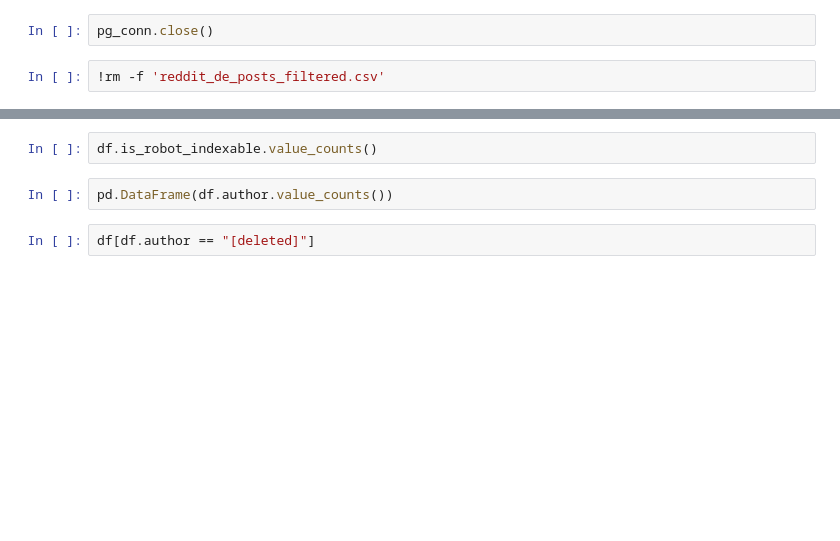
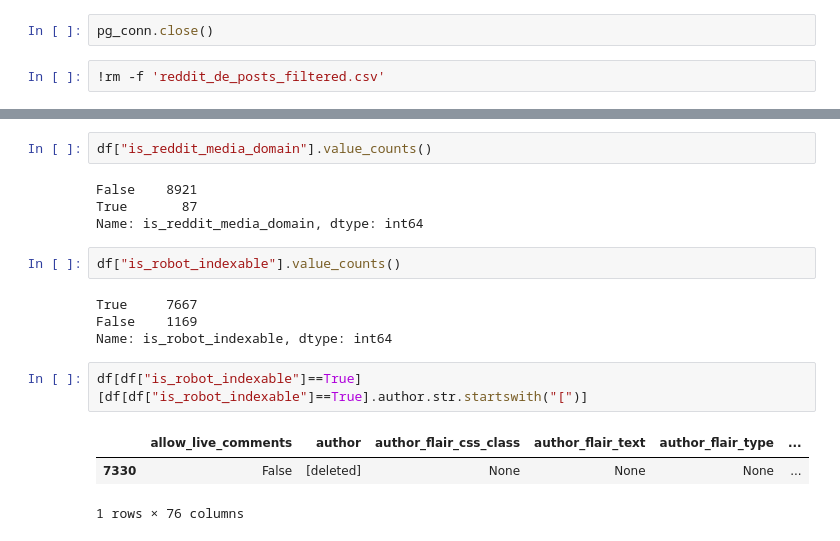
Before and after one commit to nialloriordan/dbt_blogs, a Jupyter notebook: analysis/Analysis_pushshift.ipynb, the cells around one changed output, grey strips where cells are left out. Saved outputs shown, nothing was run; the diff lists cells and outputs as text; blank space fills up the shorter version.

```diff
--- a/analysis/Analysis_pushshift.ipynb
+++ b/analysis/Analysis_pushshift.ipynb
@@ -268,6 +281,18 @@ df.iloc[2397]
-# %%
-df.is_robot_indexable.value_counts()
-# %%
-pd.DataFrame(df.author.value_counts())
-# %%
-df[df.author == "[deleted]"]
+# %%
+df["is_reddit_media_domain"].value_counts()
+# %% [output]
+False    8921
+True       87
+Name: is_reddit_media_domain, dtype: int64
+# %%
+df["is_robot_indexable"].value_counts()
+# %% [output]
+True     7667
+False    1169
+Name: is_robot_indexable, dtype: int64
+# %%
+df[df["is_robot_indexable"]==True][df[df["is_robot_indexable"]==True].author.str.startswith("[")]
+# %% [output]
+|  | allow_live_comments | author | author_flair_css_class | author_flair_text | author_flair_type | ... |
+| 7330 | False | [deleted] | None | None | None | ... |
+1 rows × 76 columns
```
Also changed, not shown: parts of 45 cells of this notebook, 2 other files.
